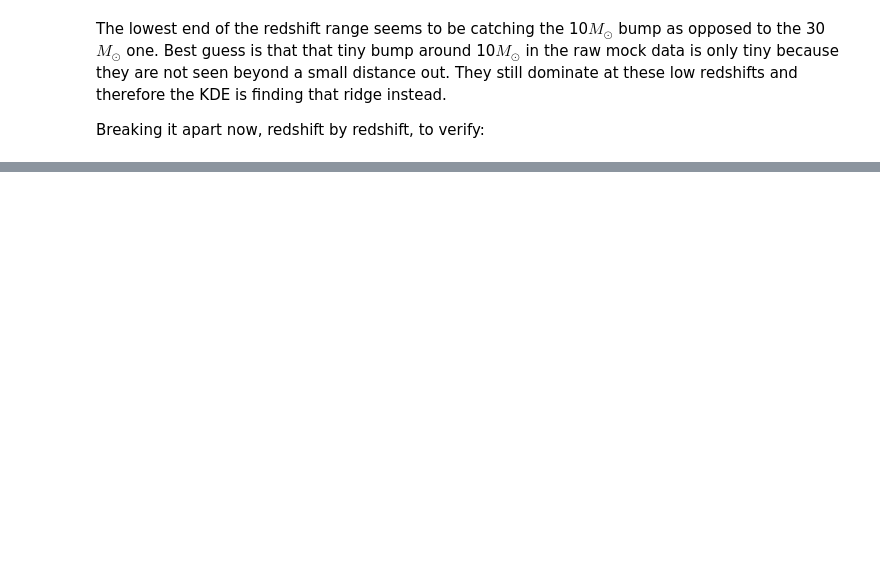
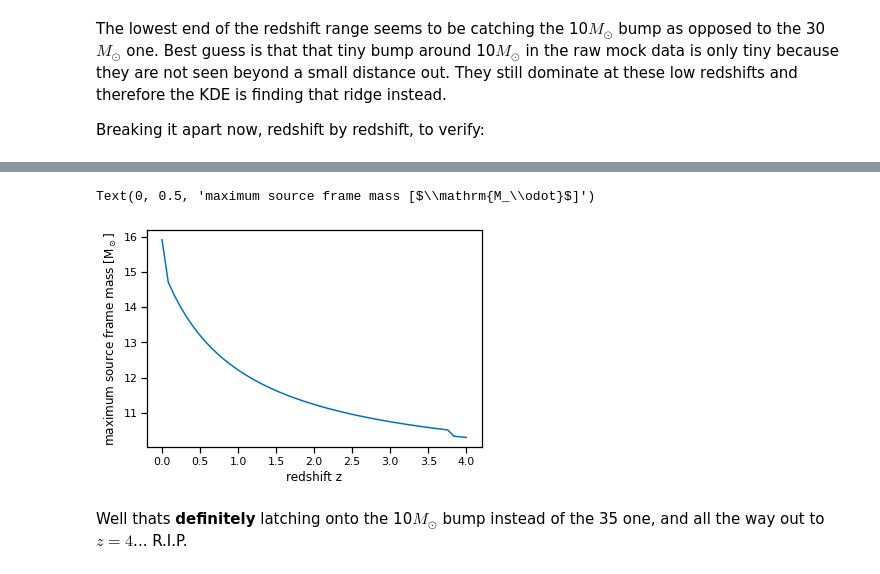
Before and after one commit to farr/FastMFCosmology, a Jupyter notebook: search-for-bump.ipynb, the cells around one changed output, grey strips where cells are left out. Cells and saved outputs as stored; diff of their text form; code cells hidden in the pictures; blank space fills up the shorter version.

```diff
--- a/search-for-bump.ipynb
+++ b/search-for-bump.ipynb
@@ -239,0 +243,15 @@ Well that's definitely the issue here, the max of the points never even reaches
+# %%
+n_iter = 50
+max_masses = np.zeros(n_iter)
+redshifts = np.linspace(0, 4, n_iter)
+for j, index in enumerate(redshifts):
+    pdf = [kde.pdf([index, i]) for i in mass_indices]
+    max_masses[j] = mass_indices[np.argmax(pdf)]
+plt.plot(redshifts, max_masses/(1+redshifts))
+plt.xlabel("redshift z")
+plt.ylabel(r"maximum source frame mass [$\mathrm{M_\odot}$]")
+# %% [output]
+Text(0, 0.5, 'maximum source frame mass [$\\mathrm{M_\\odot}$]')
+[figure, added]
+# %% [markdown]
+Well thats **definitely** latching onto the 10$M_\odot$ bump instead of the 35 one, and all the way out to $z=4$... R.I.P.
```
Also changed, not shown: parts of 7 cells of this notebook.
